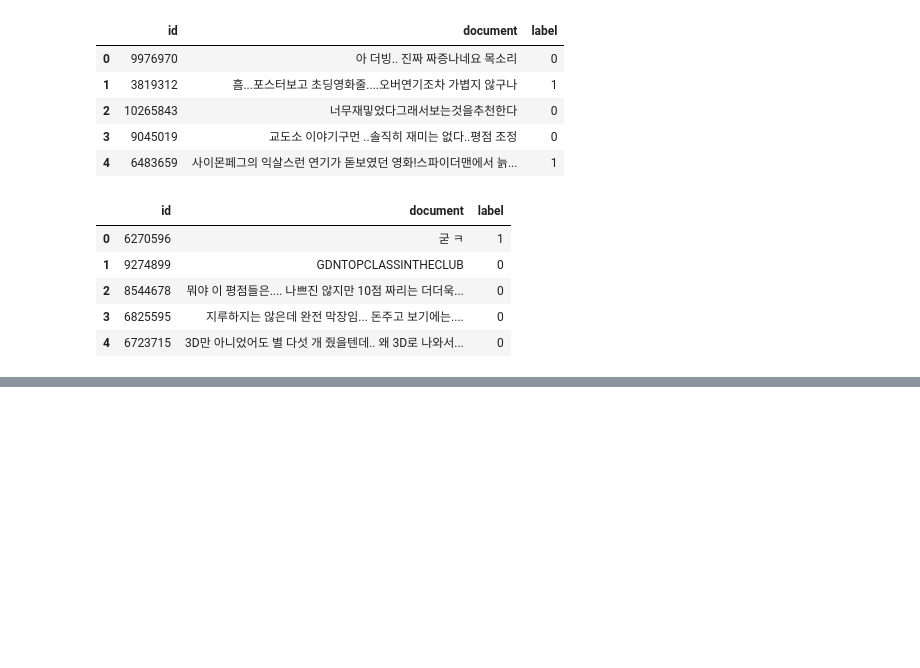
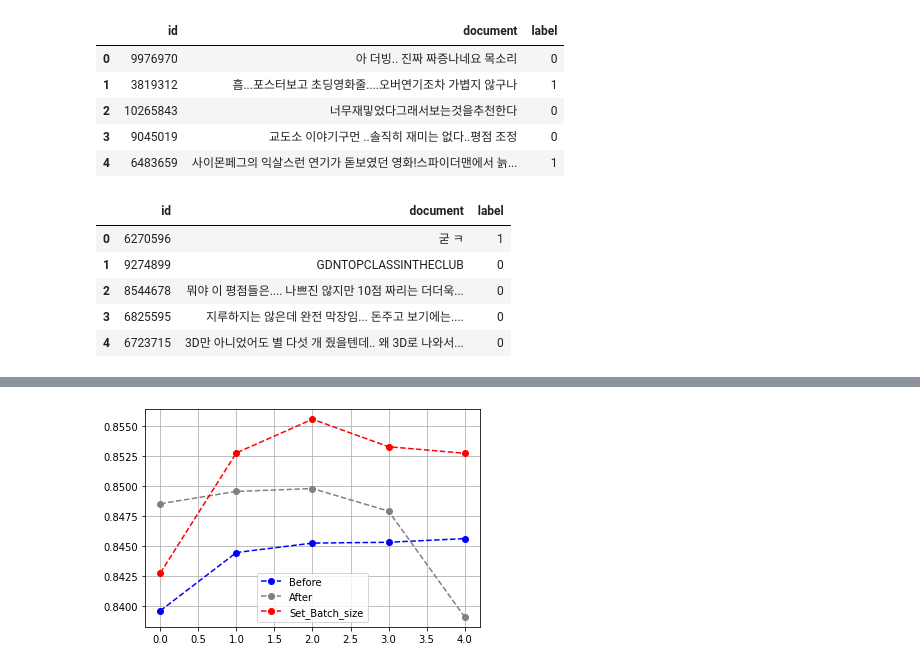
Before and after one commit to fmfmsd/Chamchee, a Jupyter notebook: Exploration/Ex8/Exploration8.ipynb, the cells around one changed output, grey strips where cells are left out. Cells and saved outputs as stored; diff of their text form; code cells hidden in the pictures; blank space fills up the shorter version.

```diff
--- a/Exploration/Ex8/Exploration8.ipynb
+++ b/Exploration/Ex8/Exploration8.ipynb
@@ -690,0 +890,3 @@ plt.show()
+# %%
+# rnn
+new_rnn_hist = fitting_machine(new_rnn, 5)
@@ -690,0 +949,32 @@ plt.show()
+# %%
+def fitting_machine2(model,epoch):
+    # model compile
+    model = model
+    model.compile(optimizer='adam',
+              loss='binary_crossentropy',
+              metrics=['accuracy'])
+
+    # model training and recording history
+    history = model.fit(partial_x,
+                        partial_y,
+                        epochs=epoch,
+                        batch_size=32,
+                        validation_data=(x_val, y_val),
+                        verbose=1)
+    # print result
+    results = model.evaluate(X_test,  y_test, verbose=2)
+    print(f'\nThis is {model.name}\nLoss: {results[0]}\nAccurancy: {results[1]}\n')
+
+    return history
+# %%
+# RNN_new2
+new_rnn2 = tf.keras.Sequential()
+new_rnn2.add(tf.keras.layers.Embedding(vocab_size, word_vec_dim,
+                                      embeddings_initializer=Constant(embedding_matrix),
+                                      input_length=maxlen,
+                                      trainable=True))
+new_rnn2.add(tf.keras.layers.LSTM(16))
+new_rnn2.add(tf.keras.layers.Dense(8, activation='relu'))
+new_rnn2.add(tf.keras.layers.Dense(1, activation='sigmoid'))
+
+new_rnn2.summary()
@@ -690,0 +999,3 @@ plt.show()
+# %%
+# rnn2
+new_rnn_hist2 = fitting_machine2(new_rnn2, 5)
@@ -690,0 +1018,8 @@ plt.show()
+# %%
+plt.plot(rnn_history.history['val_accuracy'], '--o', color='blue', label='Before') # word2vector 전
+plt.plot(new_rnn_hist.history['val_accuracy'], '--o', color='gray', label='After') # word2vector 후
+plt.plot(new_rnn_hist2.history['val_accuracy'], '--o', color='red', label='Set_Batch_size') # word2vector 후(batch size 조정)
+plt.legend()
+plt.grid()
+# %% [output]
+[figure, added]
```
Also changed, not shown: parts of 93 cells of this notebook.
